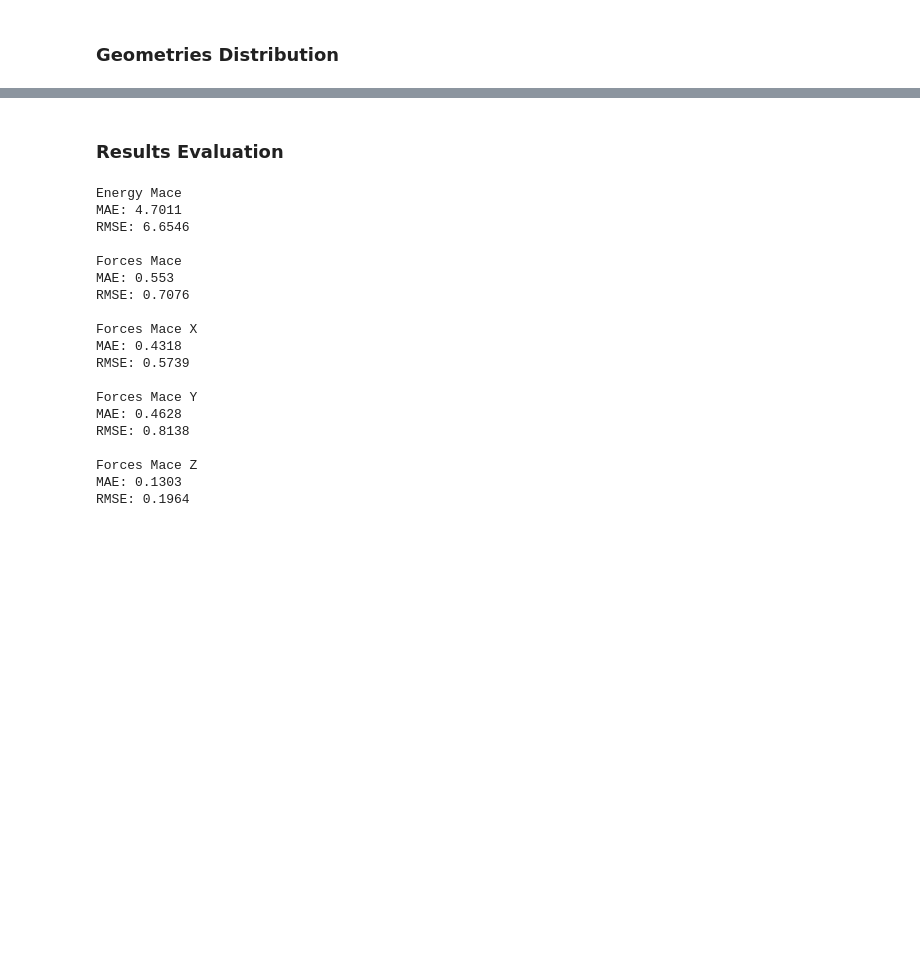
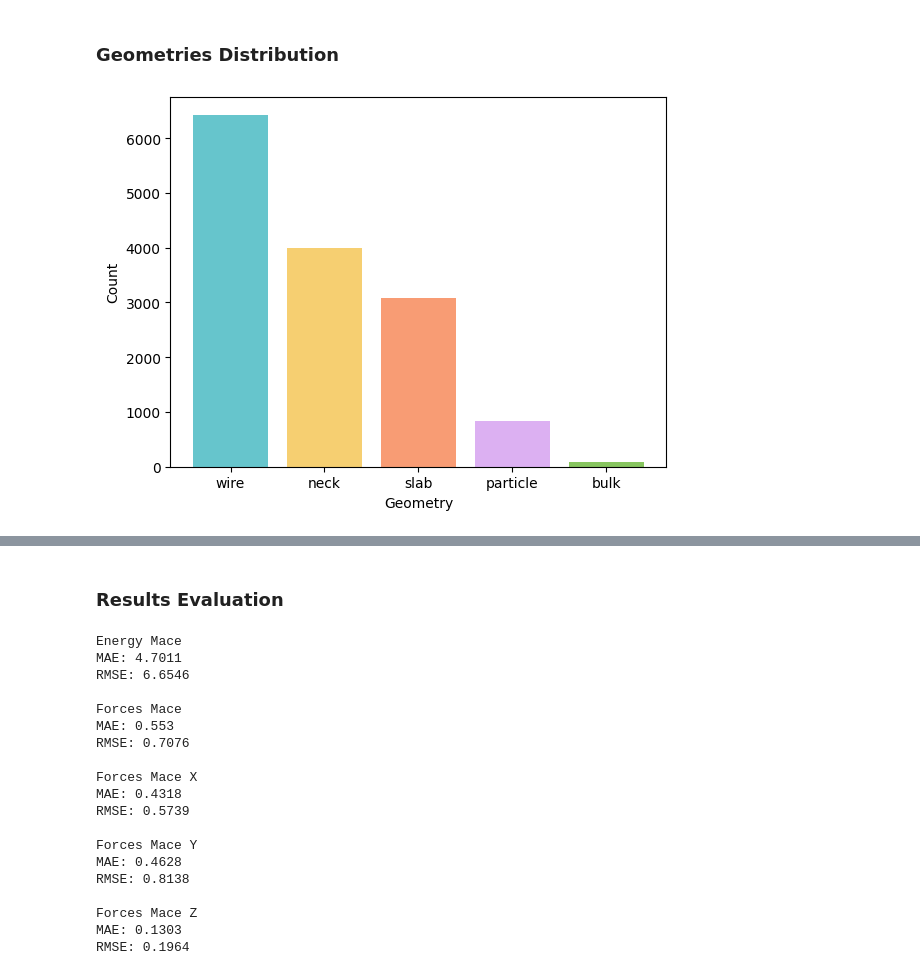
Before and after one commit to pedrozanineli/inference, a Jupyter notebook: 3_plot.ipynb, the cells around one changed output, grey strips where cells are left out. Saved outputs shown, nothing was run; the diff lists cells and outputs as text; code cells hidden in the pictures; blank space fills up the shorter version.

```diff
--- a/3_plot.ipynb
+++ b/3_plot.ipynb
@@ -37,2 +45,15 @@ plt.show()
 # %% [markdown]
 ### Geometries Distribution
+# %%
+geometries_count = {}
+
+for key,value in geometries_dictionary.items():
+    geometries_count[key] = len(value)
+
+geometries_count = {k: v for k, v in sorted(geometries_count.items(), key=lambda item: item[1], reverse=True)}
+colors = ['#66c5cc', '#f6cf71', '#f89c74', '#dcb0f2', '#87c55f', '#9eb9f3', '#fe88b1', '#c9db74', '#8be0a4', '#b497e7']
+plt.bar(geometries_count.keys(),geometries_count.values(),color=colors)
+plt.xlabel('Geometry'),plt.ylabel('Count')
+plt.show()
+# %% [output]
+[figure, added]
```
Also changed, not shown: parts of 12 cells of this notebook, 1 other file.
